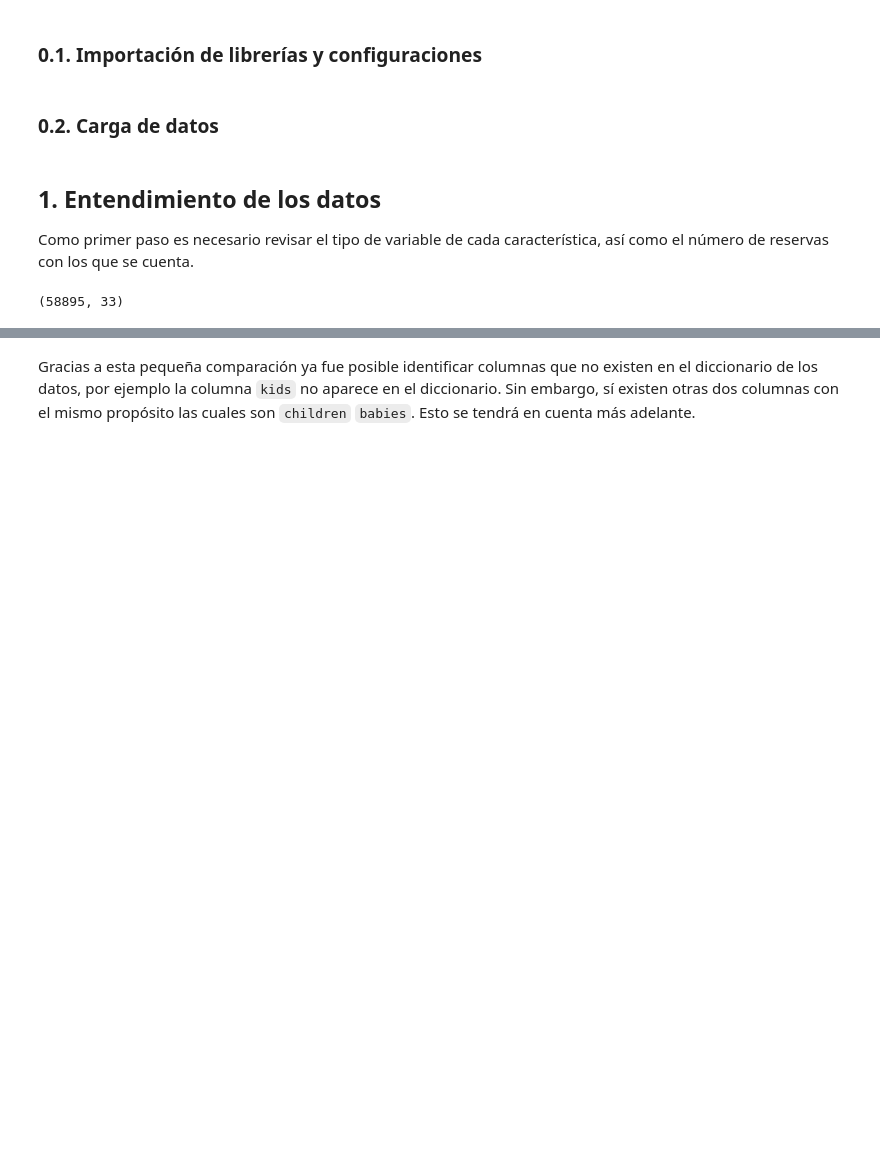
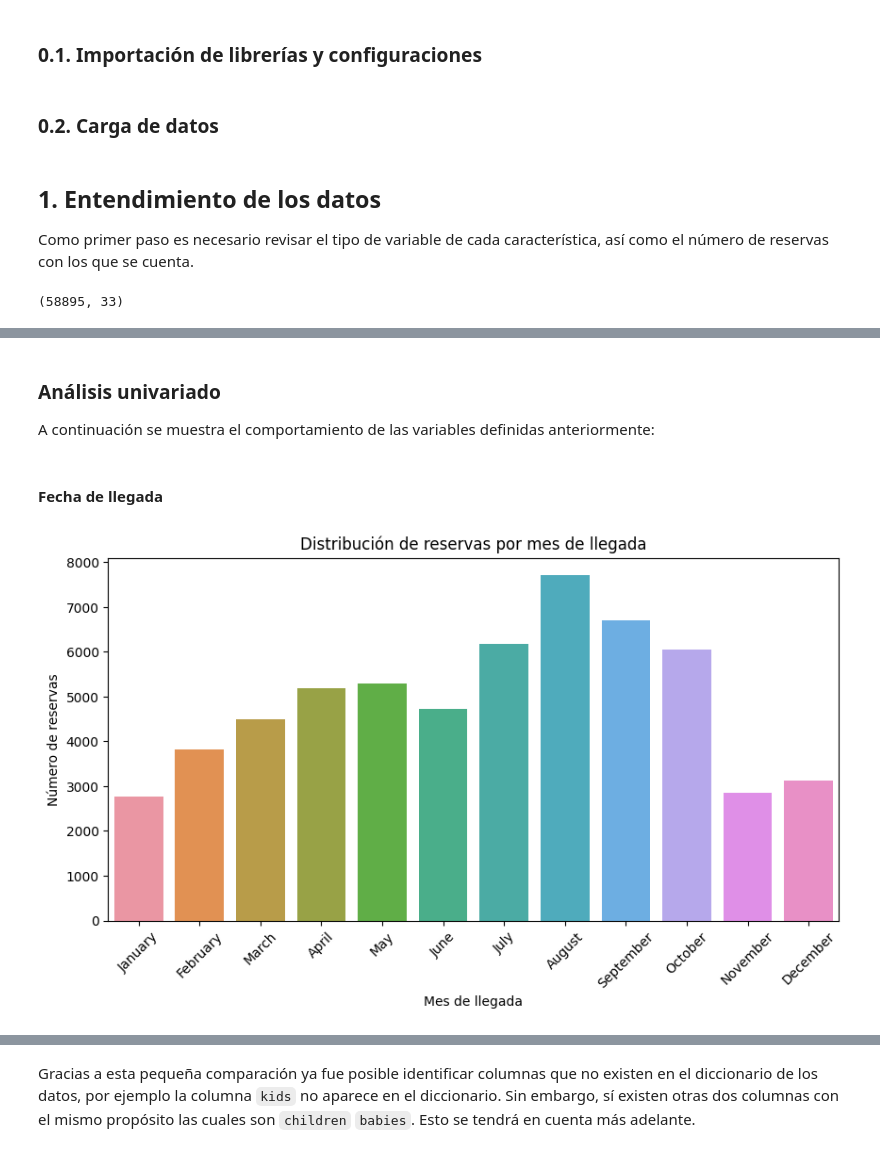
Before and after one commit to David-Fuq/Uniandes-Ciencia-Datos-Taller1, a Jupyter notebook: EDA.ipynb, the cells around one changed output, grey strips where cells are left out. Saved outputs shown, nothing was run; the diff lists cells and outputs as text; code cells hidden in the pictures; blank space fills up the shorter version.

```diff
--- a/EDA.ipynb
+++ b/EDA.ipynb
@@ -67,0 +103,4 @@ Gracias al diccionario, es posible identificar las variables categóricas y num
+# %% [markdown]
+### Análisis univariado
+
+A continuación se muestra el comportamiento de las variables definidas anteriormente:
@@ -67,0 +122,22 @@ Gracias al diccionario, es posible identificar las variables categóricas y num
+# %% [markdown]
+#### Fecha de llegada
+# %%
+import seaborn as sns
+import matplotlib.pyplot as plt
+
+plt.figure(figsize=(10,5))
+sns.countplot(
+    data=hotels_df,
+    x="arrival_date_month",
+    order=[
+        "January","February","March","April","May","June",
+        "July","August","September","October","November","December"
+    ]
+)
+plt.title("Distribución de reservas por mes de llegada")
+plt.xlabel("Mes de llegada")
+plt.ylabel("Número de reservas")
+plt.xticks(rotation=45)
+plt.show()
+# %% [output]
+[figure, added]
```
Also changed, not shown: parts of 41 cells of this notebook.
